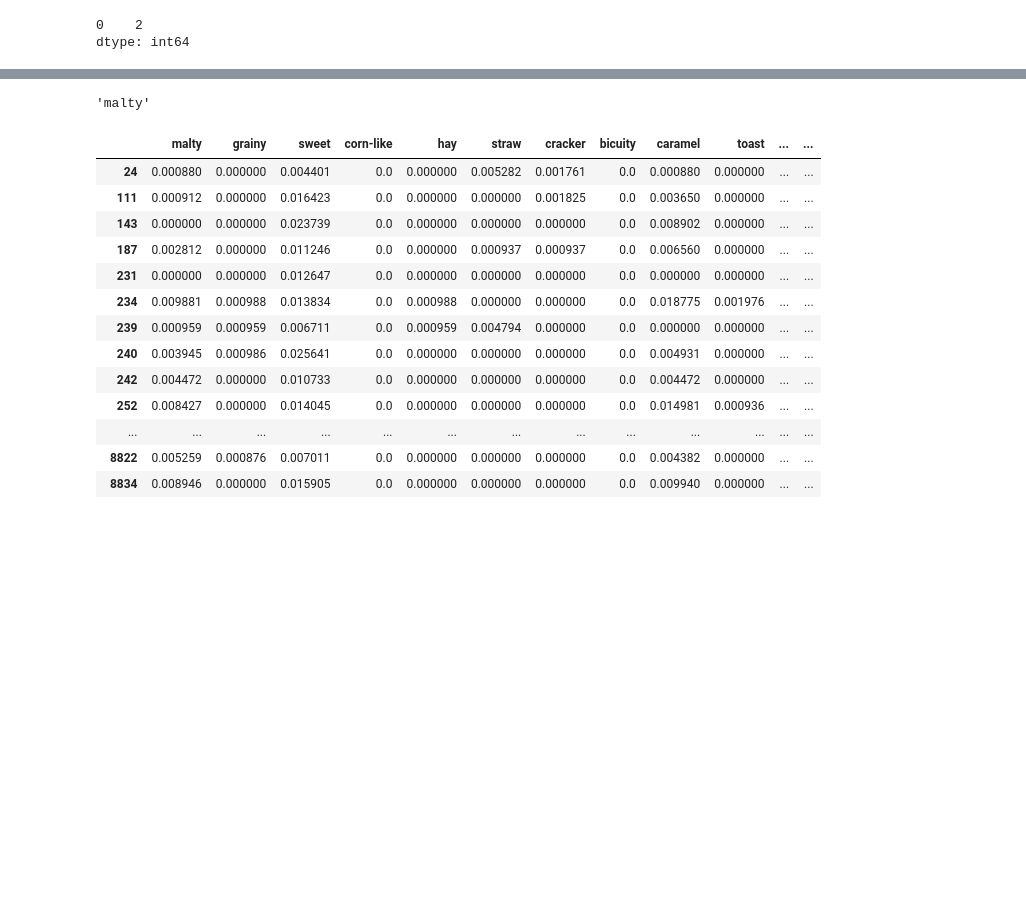
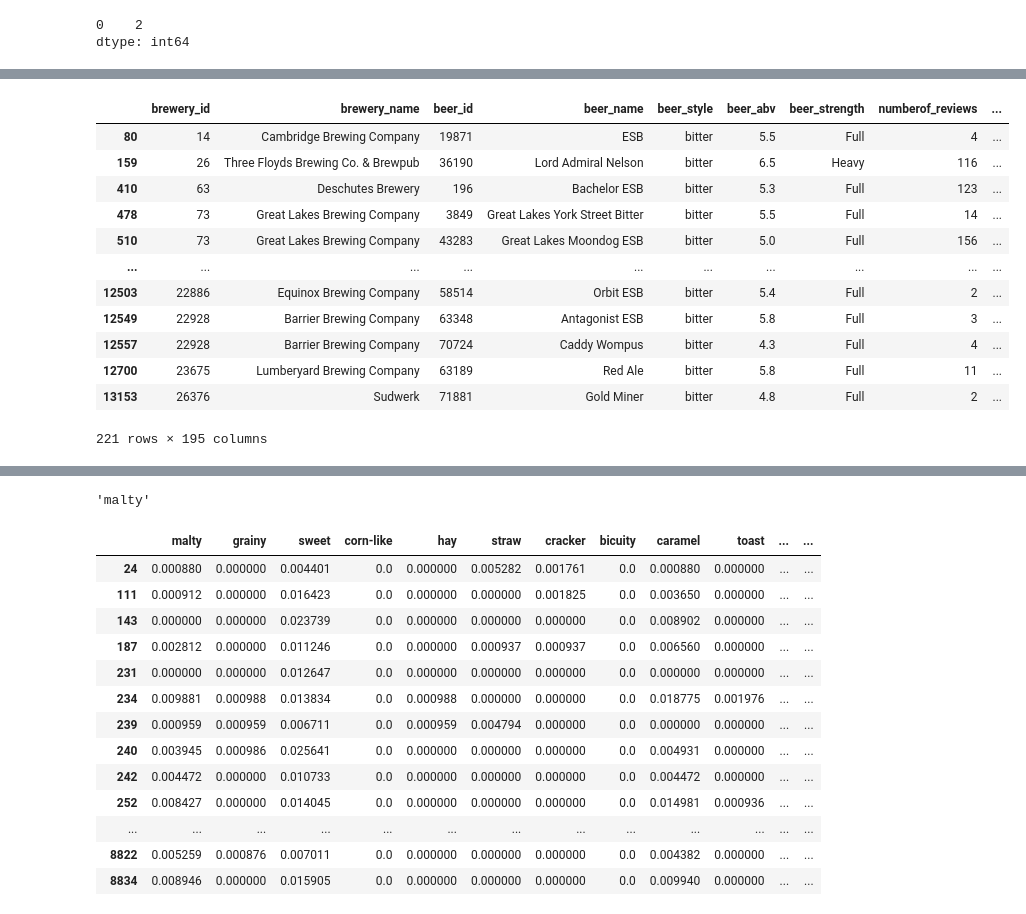
Before and after one commit to mactzu/PredictivePandas, a Jupyter notebook: work/yann/Untitled1.ipynb, the cells around one changed output, grey strips where cells are left out. Drawn from its saved outputs; the diff is of its cells as text; code cells hidden in the pictures; blank space fills up the shorter version.

```diff
--- a/work/yann/Untitled1.ipynb
+++ b/work/yann/Untitled1.ipynb
@@ -17,16 +81,20 @@ beerdata["numberof_reviews"].mode()
 0    2
 dtype: int64
 # %%
-#user input
-beer_strength="Light"
+country="USA"
+beer_strength="Full"
+aroma=3
+appearance=5
+taste=5
+beer_style="bitter"
+words=["carbonation","malty","sweet"] #to remove hardcoding
+
+#default
+numberof_reviews=beerdata["numberof_reviews"].median()
 overall=4
-aroma=4
-appearance=4
 palate=4
-taste=4
-beer_style="lager"
-words=["sweet","hay","toast","gentle","bubbly"]
 
+# data manipulation, don't change
 # not user input
 beer_style_all=["ale","barleywine","bitter","exotic","ipa","kölsch","lager","pilsener","porter","stout","trappist"]
 beer_style_val=[0]*11
@@ -42,4 +110,12 @@ for i in range(len(beer_strength_all)):
         beer_strength_val[i]=1
         beer_abv=beer_abv_all[i]
 
-numberof_reviews=beerdata["numberof_reviews"].median()
+# predict cluster
+userInput=np.array([[beer_abv,numberof_reviews,overall,aroma,
+                appearance,palate,taste,beer_style_val[0],
+                beer_style_val[1],beer_style_val[2],beer_style_val[3],
+                beer_style_val[4],beer_style_val[5],beer_style_val[6],
+                beer_style_val[7],beer_style_val[8],beer_style_val[9],
+                beer_style_val[10],beer_strength_val[2],beer_strength_val[3],
+                beer_strength_val[0],beer_strength_val[1],beer_strength_val[4]]])
+cluster=model.predict(userInput)
@@ -93,0 +122,18 @@ userInput
+# %%
+beerdata=beerdata[beerdata["country"]==country]
+beerdata=beerdata[beerdata["beer_style"]==beer_style]
+beerdata
+# %% [output]
+|  | brewery_id | brewery_name | beer_id | beer_name | beer_style | beer_abv | beer_strength | numberof_reviews | ... |
+| 80 | 14 | Cambridge Brewing Company | 19871 | ESB | bitter | 5.5 | Full | 4 | ... |
+| 159 | 26 | Three Floyds Brewing Co. & Brewpub | 36190 | Lord Admiral Nelson | bitter | 6.5 | Heavy | 116 | ... |
+| 410 | 63 | Deschutes Brewery | 196 | Bachelor ESB | bitter | 5.3 | Full | 123 | ... |
+| 478 | 73 | Great Lakes Brewing Company | 3849 | Great Lakes York Street Bitter | bitter | 5.5 | Full | 14 | ... |
+| 510 | 73 | Great Lakes Brewing Company | 43283 | Great Lakes Moondog ESB | bitter | 5.0 | Full | 156 | ... |
+| ... | ... | ... | ... | ... | ... | ... | ... | ... | ... |
+| 12503 | 22886 | Equinox Brewing Company | 58514 | Orbit ESB | bitter | 5.4 | Full | 2 | ... |
+| 12549 | 22928 | Barrier Brewing Company | 63348 | Antagonist ESB | bitter | 5.8 | Full | 3 | ... |
+| 12557 | 22928 | Barrier Brewing Company | 70724 | Caddy Wompus | bitter | 4.3 | Full | 4 | ... |
+| 12700 | 23675 | Lumberyard Brewing Company | 63189 | Red Ale | bitter | 5.8 | Full | 11 | ... |
+| 13153 | 26376 | Sudwerk | 71881 | Gold Miner | bitter | 4.8 | Full | 2 | ... |
+221 rows × 195 columns
```
Also changed, not shown: parts of 14 cells of this notebook, 26 other files.
